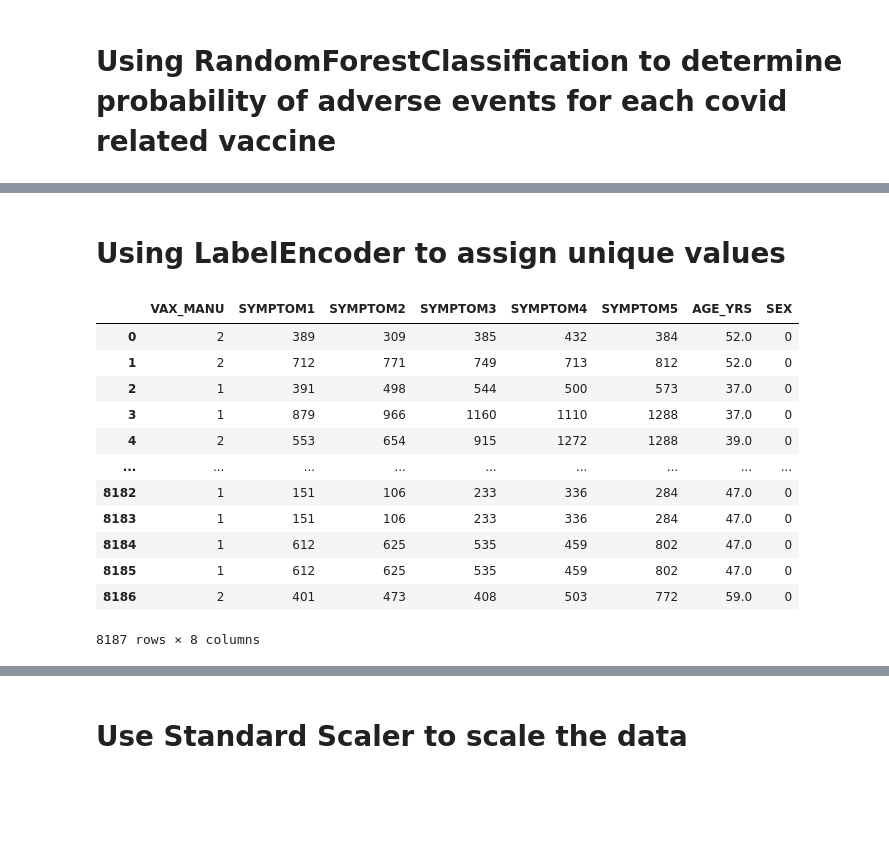
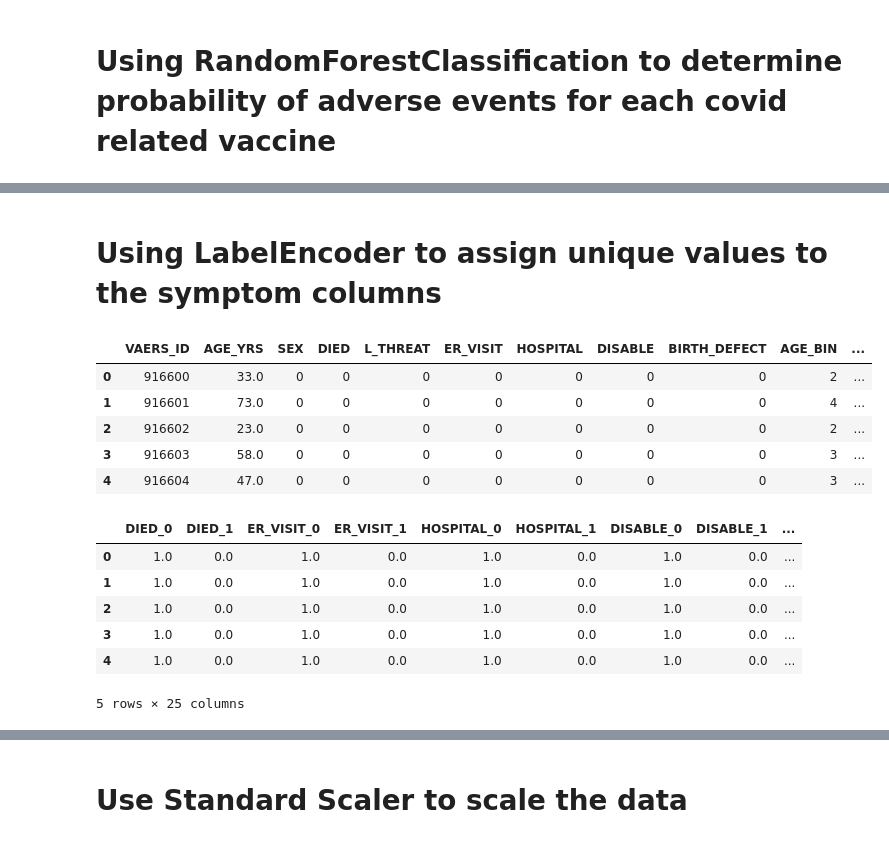
Before and after one commit to jvera01/COVID19_VAERS_ANALYSIS, a Jupyter notebook: Notebooks/RandomForest_VAERS.ipynb, the cells around one changed output, grey strips where cells are left out. Drawn from its saved outputs; the diff is of its cells as text; code cells hidden in the pictures; blank space fills up the shorter version.

```diff
--- a/Notebooks/RandomForest_VAERS.ipynb
+++ b/Notebooks/RandomForest_VAERS.ipynb
@@ -66,22 +33,32 @@ memory usage: 511.8+ KB
 # %% [markdown]
-# Using LabelEncoder to assign unique values
+# Using LabelEncoder to assign unique values to the symptom columns
 # %%
-# convert to numbers using labelencoder then change values to float64 because RandomForest cant pass a str in fit
-le = preprocessing.LabelEncoder()
+# Creating LabelEncoder instance
 df2 = vaxsymp.copy()
-df2[['VAX_MANU','SYMPTOM1','SYMPTOM2','SYMPTOM3','SYMPTOM4','SYMPTOM5','SEX']] = df2[['VAX_MANU','SYMPTOM1','SYMPTOM2','SYMPTOM3','SYMPTOM4','SYMPTOM5','SEX']].apply(preprocessing.LabelEncoder().fit_transform)
-df2
+df2[['DIED','ER_VISIT','HOSPITAL','DISABLE','BIRTH_DEFECT','AGE_BIN','VAX_MANU','L_THREAT','SEX','SYMPTOM1','SYMPTOM2','SYMPTOM3','SYMPTOM4','SYMPTOM5']] = df2[['DIED','ER_VISIT','HOSPITAL','DISABLE','BIRTH_DEFECT','AGE_BIN','VAX_MANU','L_THREAT','SEX','SYMPTOM1','SYMPTOM2','SYMPTOM3','SYMPTOM4','SYMPTOM5']].apply(preprocessing.LabelEncoder().fit_transform)
+df2.head(5)
 # %% [output]
-|  | VAX_MANU | SYMPTOM1 | SYMPTOM2 | SYMPTOM3 | SYMPTOM4 | SYMPTOM5 | AGE_YRS | SEX |
-| 0 | 2 | 389 | 309 | 385 | 432 | 384 | 52.0 | 0 |
-| 1 | 2 | 712 | 771 | 749 | 713 | 812 | 52.0 | 0 |
-| 2 | 1 | 391 | 498 | 544 | 500 | 573 | 37.0 | 0 |
-| 3 | 1 | 879 | 966 | 1160 | 1110 | 1288 | 37.0 | 0 |
-| 4 | 2 | 553 | 654 | 915 | 1272 | 1288 | 39.0 | 0 |
-| ... | ... | ... | ... | ... | ... | ... | ... | ... |
-| 8182 | 1 | 151 | 106 | 233 | 336 | 284 | 47.0 | 0 |
-| 8183 | 1 | 151 | 106 | 233 | 336 | 284 | 47.0 | 0 |
-| 8184 | 1 | 612 | 625 | 535 | 459 | 802 | 47.0 | 0 |
-| 8185 | 1 | 612 | 625 | 535 | 459 | 802 | 47.0 | 0 |
-| 8186 | 2 | 401 | 473 | 408 | 503 | 772 | 59.0 | 0 |
+|  | VAERS_ID | AGE_YRS | SEX | DIED | L_THREAT | ER_VISIT | HOSPITAL | DISABLE | BIRTH_DEFECT | AGE_BIN | ... |
+| 0 | 916600 | 33.0 | 0 | 0 | 0 | 0 | 0 | 0 | 0 | 2 | ... |
+| 1 | 916601 | 73.0 | 0 | 0 | 0 | 0 | 0 | 0 | 0 | 4 | ... |
+| 2 | 916602 | 23.0 | 0 | 0 | 0 | 0 | 0 | 0 | 0 | 2 | ... |
+| 3 | 916603 | 58.0 | 0 | 0 | 0 | 0 | 0 | 0 | 0 | 3 | ... |
+| 4 | 916604 | 47.0 | 0 | 0 | 0 | 0 | 0 | 0 | 0 | 3 | ... |
-8187 rows × 8 columns
+# %%
+# Use OneHotEncoder
+enc = OneHotEncoder(sparse=False)
+
+# Fit and transform using catagorical variable lists
+encode_df = pd.DataFrame(enc.fit_transform(df2[['DIED','ER_VISIT','HOSPITAL','DISABLE','BIRTH_DEFECT','AGE_BIN','VAX_MANU','L_THREAT','SEX']]))
+
+# Add the names to the list
+encode_df.columns = enc.get_feature_names(['DIED','ER_VISIT','HOSPITAL','DISABLE','BIRTH_DEFECT','AGE_BIN','VAX_MANU','L_THREAT','SEX'])
+encode_df.head(5)
+# %% [output]
+|  | DIED_0 | DIED_1 | ER_VISIT_0 | ER_VISIT_1 | HOSPITAL_0 | HOSPITAL_1 | DISABLE_0 | DISABLE_1 | ... |
+| 0 | 1.0 | 0.0 | 1.0 | 0.0 | 1.0 | 0.0 | 1.0 | 0.0 | ... |
+| 1 | 1.0 | 0.0 | 1.0 | 0.0 | 1.0 | 0.0 | 1.0 | 0.0 | ... |
+| 2 | 1.0 | 0.0 | 1.0 | 0.0 | 1.0 | 0.0 | 1.0 | 0.0 | ... |
+| 3 | 1.0 | 0.0 | 1.0 | 0.0 | 1.0 | 0.0 | 1.0 | 0.0 | ... |
+| 4 | 1.0 | 0.0 | 1.0 | 0.0 | 1.0 | 0.0 | 1.0 | 0.0 | ... |
+5 rows × 25 columns
```
Also changed, not shown: parts of 11 cells of this notebook, 7 other files.
